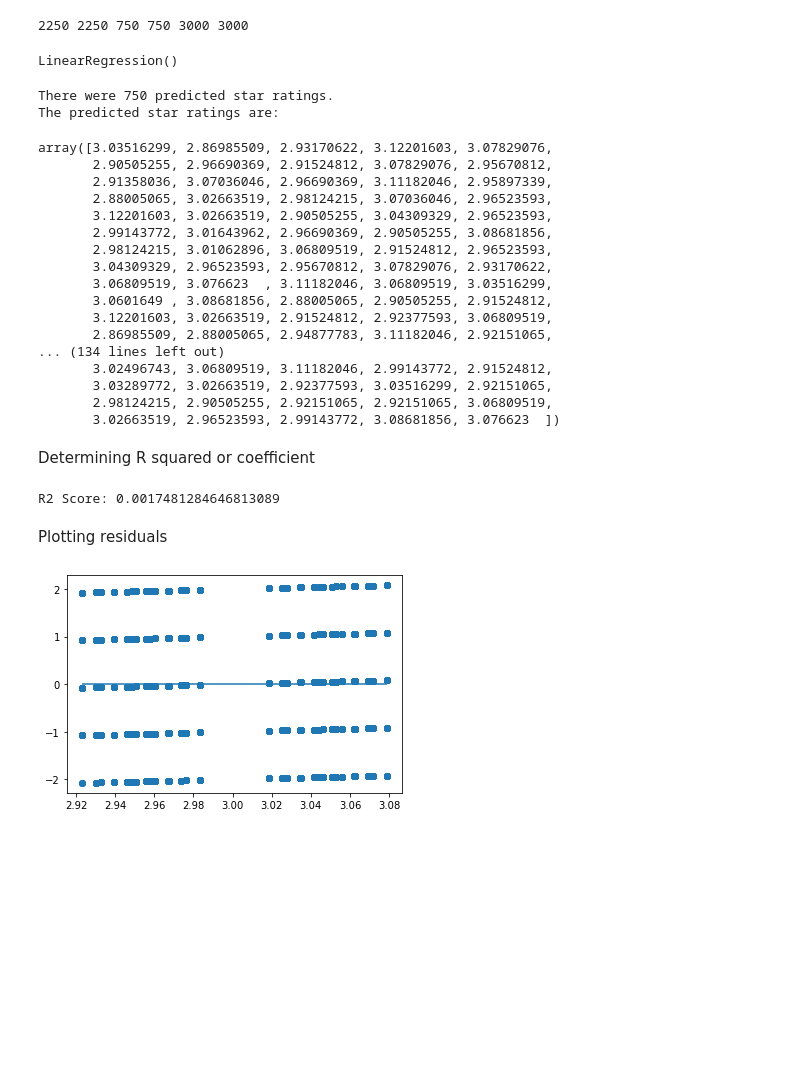
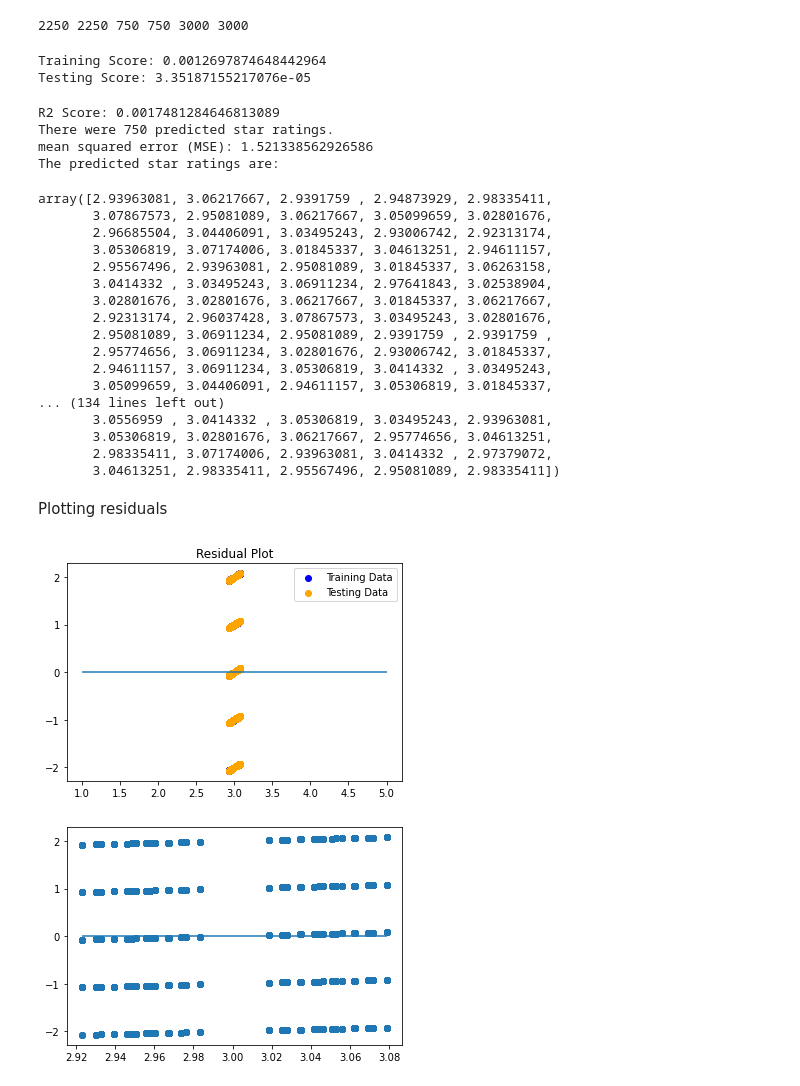
Before and after one commit to Aigerim-Zh/Yelp-Project, a Jupyter notebook: Mult_Lin_Reg_test_model.ipynb, the cells around one changed output. Saved outputs shown, nothing was run; the diff lists cells and outputs as text; code cells hidden in the pictures; blank space fills up the shorter version.

Commit message:
adding code for testing linear model, business clean data and sql modified query

```diff
--- a/Mult_Lin_Reg_test_model.ipynb
+++ b/Mult_Lin_Reg_test_model.ipynb
@@ -46,48 +47,66 @@ print (len(X_train), len(y_train), len(X_test), len(y_test), len(X), len(y))
 2250 2250 750 750 3000 3000
 # %%
 # fitting the model with the training data
-regr = linear_model.LinearRegression()
-regr.fit(X_train, y_train)
+model = linear_model.LinearRegression()
+model.fit(X_train, y_train)
+training_score = model.score(X_train, y_train)
+testing_score = model.score(X_test, y_test)
+
+print(f"Training Score: {training_score}")
+print(f"Testing Score: {testing_score}")
 # %% [output]
-LinearRegression()
+Training Score: 0.0012697874648442964
+Testing Score: 3.35187155217076e-05
 # %%
 # predicting the test data
-y_pred = regr.predict(X_test)
+model = LinearRegression()
+# Fitting our model with all our features in X
+model.fit(X, y)
+y_pred = model.predict(X_test)
+mse = mean_squared_error(y_test, y_pred)
+score = model.score(X, y)
+print(f"R2 Score: {score}")
 print (f"There were {len(y_pred)} predicted star ratings.")
+print(f"mean squared error (MSE): {mse}")
 print (f"The predicted star ratings are:")
 y_pred
 # %% [output]
+R2 Score: 0.0017481284646813089
 There were 750 predicted star ratings.
+mean squared error (MSE): 1.521338562926586
 The predicted star ratings are:
-array([3.03516299, 2.86985509, 2.93170622, 3.12201603, 3.07829076,
-       2.90505255, 2.96690369, 2.91524812, 3.07829076, 2.95670812,
-       2.91358036, 3.07036046, 2.96690369, 3.11182046, 2.95897339,
-       2.88005065, 3.02663519, 2.98124215, 3.07036046, 2.96523593,
-       3.12201603, 3.02663519, 2.90505255, 3.04309329, 2.96523593,
-       2.99143772, 3.01643962, 2.96690369, 2.90505255, 3.08681856,
-       2.98124215, 3.01062896, 3.06809519, 2.91524812, 2.96523593,
-       3.04309329, 2.96523593, 2.95670812, 3.07829076, 2.93170622,
-       3.06809519, 3.076623  , 3.11182046, 3.06809519, 3.03516299,
-       3.0601649 , 3.08681856, 2.88005065, 2.90505255, 2.91524812,
-       3.12201603, 3.02663519, 2.91524812, 2.92377593, 3.06809519,
-       2.86985509, 2.88005065, 2.94877783, 3.11182046, 2.92151065,
+array([2.93963081, 3.06217667, 2.9391759 , 2.94873929, 2.98335411,
+       3.07867573, 2.95081089, 3.06217667, 3.05099659, 3.02801676,
+       2.96685504, 3.04406091, 3.03495243, 2.93006742, 2.92313174,
+       3.05306819, 3.07174006, 3.01845337, 3.04613251, 2.94611157,
+       2.95567496, 2.93963081, 2.95081089, 3.01845337, 3.06263158,
+       3.0414332 , 3.03495243, 3.06911234, 2.97641843, 3.02538904,
+       3.02801676, 3.02801676, 3.06217667, 3.01845337, 3.06217667,
+       2.92313174, 2.96037428, 3.07867573, 3.03495243, 3.02801676,
+       2.95081089, 3.06911234, 2.95081089, 2.9391759 , 2.9391759 ,
+       2.95774656, 3.06911234, 3.02801676, 2.93006742, 3.01845337,
+       2.94611157, 3.06911234, 3.05306819, 3.0414332 , 3.03495243,
+       3.05099659, 3.04406091, 2.94611157, 3.05306819, 3.01845337,
 ... (134 lines left out)
-       3.02496743, 3.06809519, 3.11182046, 2.99143772, 2.91524812,
-       3.03289772, 3.02663519, 2.92377593, 3.03516299, 2.92151065,
-       2.98124215, 2.90505255, 2.92151065, 2.92151065, 3.06809519,
-       3.02663519, 2.96523593, 2.99143772, 3.08681856, 3.076623  ])
+       3.0556959 , 3.0414332 , 3.05306819, 3.03495243, 2.93963081,
+       3.05306819, 3.02801676, 3.06217667, 2.95774656, 3.04613251,
+       2.98335411, 3.07174006, 2.93963081, 3.0414332 , 2.97379072,
+       3.04613251, 2.98335411, 2.95567496, 2.95081089, 2.98335411])
-# %% [markdown]
-Determining R squared or coefficient
-# %%
-# Fitting our model with all our features in X
-model = LinearRegression()
-model.fit(X, y)
-score = model.score(X, y)
-print(f"R2 Score: {score}")
-# %% [output]
-R2 Score: 0.0017481284646813089
 # %% [markdown]
 Plotting residuals
+# %%
+# Plot the residuals for the training and testing data.
+
+### BEGIN SOLUTION
+plt.scatter(model.predict(X_train), model.predict(X_train) - y_train, c="blue", label="Training Data")
+plt.scatter(model.predict(X_test), model.predict(X_test) - y_test, c="orange", label="Testing Data")
+plt.legend()
+plt.hlines(y=0, xmin=y.min(), xmax=y.max())
+plt.title("Residual Plot")
+plt.show()
+### END SOLUTION
+# %% [output]
+[figure, added]
 # %%
 predictions = model.predict(X)
 # Plot Residuals
```
Also changed, not shown: parts of 2 cells of this notebook, 4 other files.
